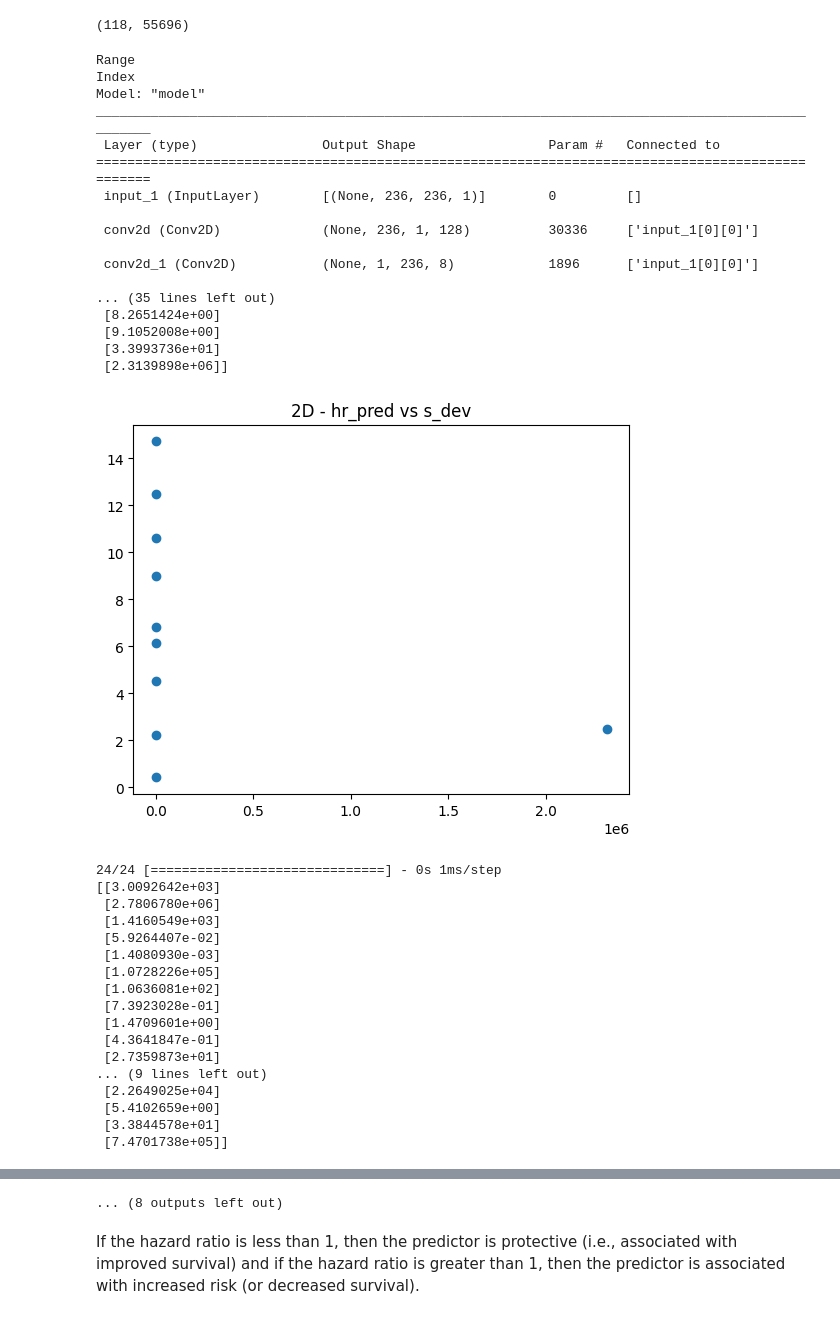
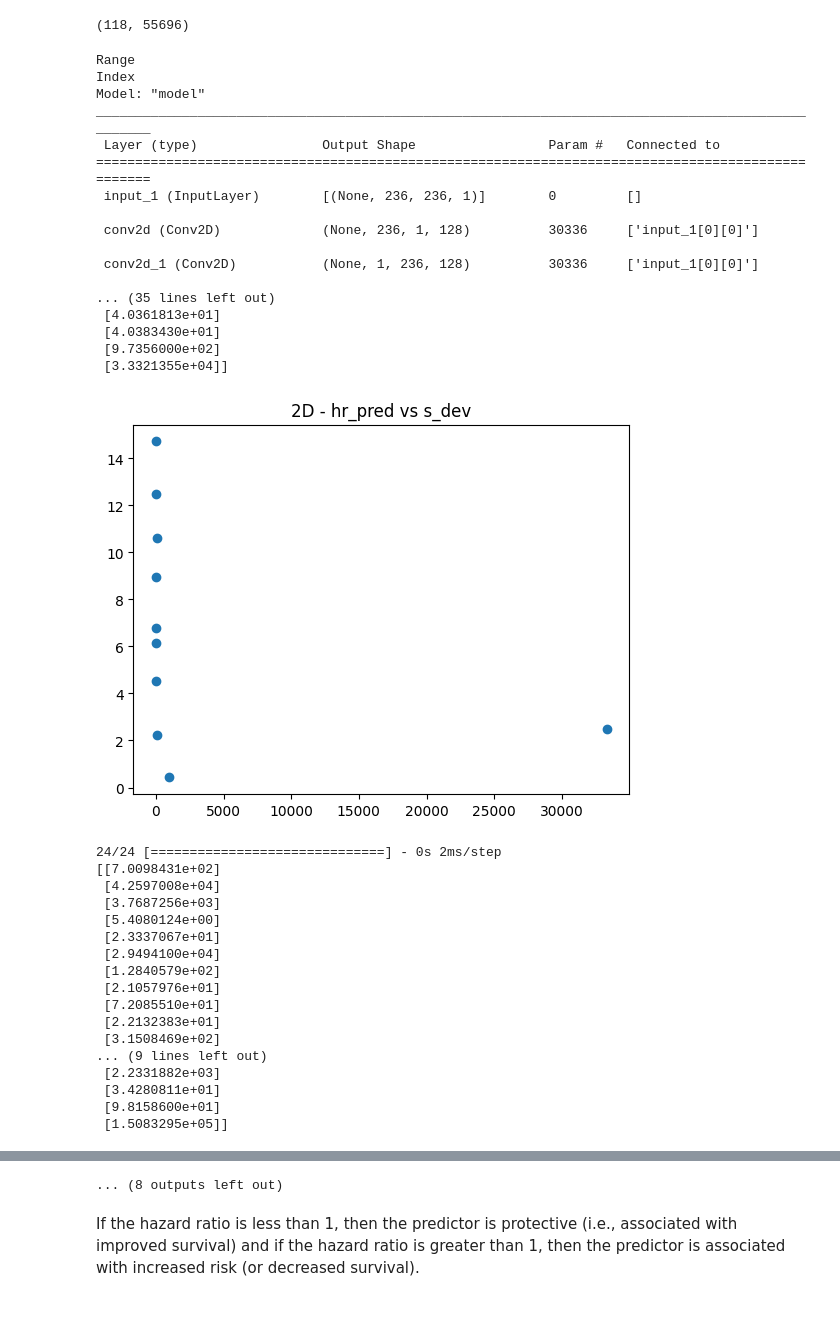
Before and after one commit to ucsffrancislab/CNN-Cox, a Jupyter notebook: model/20240415-2D-OurData.ipynb, the cells around one changed output, grey strips where cells are left out. Cells and saved outputs as stored; diff of their text form; code cells hidden in the pictures.

```diff
--- a/model/20240415-2D-OurData.ipynb
+++ b/model/20240415-2D-OurData.ipynb
@@ -142,6 +142,15 @@ len(gene_exp.columns)
 
 Add a number of columns to make the dataframe column count a square ( 236 x 236 = 55696 )
 # %%
-for i in range(55696-len(gene_exp.columns)):
-    printf("extra"+str(i)+"  ")
-    gene_exp["extra"+str(i)]=0
+#for i in range(55696-len(gene_exp.columns)):
+#    print("extra"+str(i), end=", ")
+#    col=str("extra"+str(i))
+#    gene_exp["extra"+str(i)]=0
+
+extra=["extra"+str(i) for i in range(55696-len(gene_exp.columns))]
+#gene_exp[extra]=0
+
+gene_exp=pd.concat([gene_exp, pd.DataFrame(columns = extra)]).fillna(0)
+
+#gene_exp.assign(extra=0)
+#gene_exp.insert(2, "expenditure", 4500, allow_duplicates=False)
@@ -311,7 +312,8 @@ for i in range(0,1):
 
 
             conv1=128
-            conv2=8
+            #conv2=8
+            conv2=128
             dense=32
             input_img = Input(input_shape)
             tower_1 = Conv2D(conv1, conv1_size, activation='relu')(input_img)
@@ -361,53 +363,53 @@ for i in range(0,1):
             plt.show()
             ci_dev=concordance_index(s_dev,-hr_pred,c_dev)
 
             hr_pred2=model.predict(x_tst,batch_size=1, verbose=1)
             hr_pred2=np.exp(hr_pred2)
             print(hr_pred2)
             fig,ax = plt.subplots(1)
             ax.scatter(hr_pred2,s_tst)
             plt.title("2D - hr_pred2 vs s_tst")
             plt.show()
             ci_tst=concordance_index(s_tst,-hr_pred2,c_tst)
 
             ci_dev_list.append(ci_dev)
             ci_tst_list.append(ci_tst)
 
         score_dev_list.append(ci_dev_list)
         score_tst_list.append(ci_tst_list)
 # %% [output]
 Range
 Index
 Model: "model"
 __________________________________________________________________________________________________
  Layer (type)                Output Shape                 Param #   Connected to
 ==================================================================================================
  input_1 (InputLayer)        [(None, 236, 236, 1)]        0         []
 
  conv2d (Conv2D)             (None, 236, 1, 128)          30336     ['input_1[0][0]']
 
- conv2d_1 (Conv2D)           (None, 1, 236, 8)            1896      ['input_1[0][0]']
+ conv2d_1 (Conv2D)           (None, 1, 236, 128)          30336     ['input_1[0][0]']
 
 ... (35 lines left out)
- [8.2651424e+00]
- [9.1052008e+00]
- [3.3993736e+01]
- [2.3139898e+06]]
+ [4.0361813e+01]
+ [4.0383430e+01]
+ [9.7356000e+02]
+ [3.3321355e+04]]
-[figure, old version]
+[figure, new version]
-24/24 [==============================] - 0s 1ms/step
-[[3.0092642e+03]
- [2.7806780e+06]
- [1.4160549e+03]
- [5.9264407e-02]
- [1.4080930e-03]
- [1.0728226e+05]
- [1.0636081e+02]
- [7.3923028e-01]
- [1.4709601e+00]
- [4.3641847e-01]
- [2.7359873e+01]
+24/24 [==============================] - 0s 2ms/step
+[[7.0098431e+02]
+ [4.2597008e+04]
+ [3.7687256e+03]
+ [5.4080124e+00]
+ [2.3337067e+01]
+ [2.9494100e+04]
+ [1.2840579e+02]
+ [2.1057976e+01]
+ [7.2085510e+01]
+ [2.2132383e+01]
+ [3.1508469e+02]
 ... (9 lines left out)
- [2.2649025e+04]
- [5.4102659e+00]
- [3.3844578e+01]
- [7.4701738e+05]]
+ [2.2331882e+03]
+ [3.4280811e+01]
+ [9.8158600e+01]
+ [1.5083295e+05]]
```
Also changed, not shown: parts of 4 cells of this notebook.
